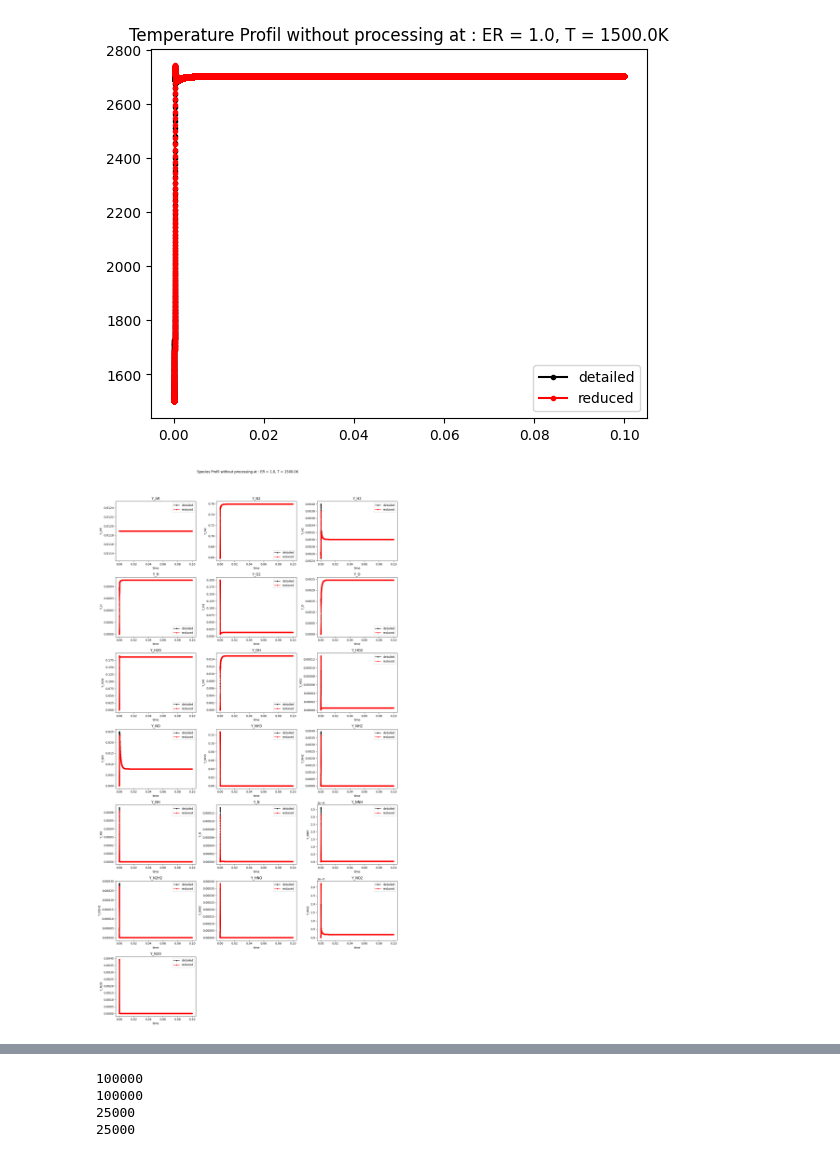
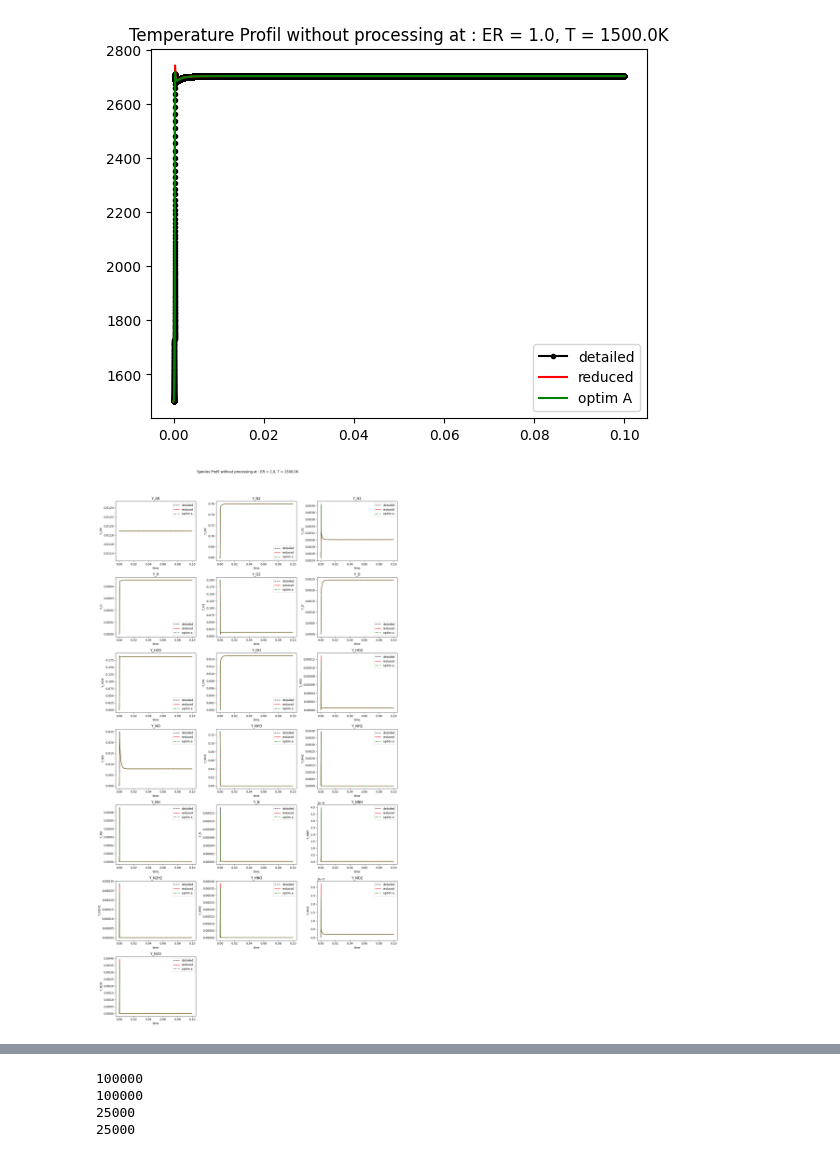
Before and after one commit to MartinMNKG/Automated_Reduced, a Jupyter notebook: notebook/Visu_0D.ipynb, the cells around one changed output, grey strips where cells are left out. Saved outputs shown, nothing was run; the diff lists cells and outputs as text; code cells hidden in the pictures.

```diff
--- a/notebook/Visu_0D.ipynb
+++ b/notebook/Visu_0D.ipynb
@@ -16,12 +16,15 @@ ER = 1.0
 P = 1.0
 T = 1500.0
 
-data_d0 = pd.read_csv(f"/work/kotlarcm/WORK/Automated_Reduced/0D/Detailed/0Dreactor_ER{ER}_T{T}_P{P}.csv")
-data_r0 = pd.read_csv(f"/work/kotlarcm/WORK/Automated_Reduced/0D/Reduced/0Dreactor_ER{ER}_T{T}_P{P}.csv")
+data_d0 = pd.read_csv(f"/work/kotlarcm/WORK/Automated_Reduced/0D_1case/Detailed/0Dreactor_ER{ER}_T{T}_P{P}.csv")
+data_r0 = pd.read_csv(f"/work/kotlarcm/WORK/Automated_Reduced/0D_1case/Reduced/0Dreactor_ER{ER}_T{T}_P{P}.csv")
+data_otim0 = pd.read_csv(f"/work/kotlarcm/WORK/Automated_Reduced/0D_1case/OPTIM_A/0Dreactor_ER{ER}_T{T}_P{P}.csv")
 
-data_d = pd.read_csv("/work/kotlarcm/WORK/Automated_Reduced/0D/Processing_Detailed.csv")
-data_r = pd.read_csv("/work/kotlarcm/WORK/Automated_Reduced/0D/Processing_Reduced.csv")
+data_d = pd.read_csv("/work/kotlarcm/WORK/Automated_Reduced/0D_1case/Processing_Detailed.csv")
+data_r = pd.read_csv("/work/kotlarcm/WORK/Automated_Reduced/0D_1case/Processing_Reduced.csv")
+data_o = pd.read_csv("/work/kotlarcm/WORK/Automated_Reduced/0D_1case/Processing_OPTIM_A.csv")
 loc_data_d = data_d[(data_d["Phi_Init"]==ER) & (data_d["P_Init"]==P*101325.0) & (data_d["T_Init"]==T) ]
 loc_data_r = data_r[(data_r["Phi_Init"]==ER) & (data_r["P_Init"]==P*101325.0) & (data_r["T_Init"]==T) ]
+loc_data_o = data_o[(data_o["Phi_Init"]==ER) & (data_o["P_Init"]==P*101325.0) & (data_o["T_Init"]==T) ]
 
 species = [col for col in data_r0.columns if col.startswith("Y_")]
@@ -28,11 +50,12 @@ species = [col for col in data_r0.columns if col.startswith("Y_")]
 # %%
 plt.plot(data_d0["t"],data_d0["T"],'k.-', label='detailed')
-plt.plot(data_r0["t"],data_r0["T"],'r.-', label='reduced')
+plt.plot(data_r0["t"],data_r0["T"],'r-', label='reduced')
+plt.plot(data_otim0["t"],data_otim0["T"],'g-', label='optim A')
 plt.legend()
 plt.title(f"Temperature Profil without processing at : ER = {ER}, T = {T}K")
 plt.savefig("temperature.png")
 # %% [output]
-[figure, old version]
+[figure, new version]
 # %%
 n_species = len(species)
 n_cols = 3 # You can adjust number of columns depending on layout preference
@@ -43,8 +66,9 @@ fig, axs = plt.subplots(n_rows, n_cols, figsize=(5 * n_cols, 4 * n_rows), squeez
 for i, s in enumerate(species):
     row, col = divmod(i, n_cols)
     ax = axs[row][col]
-    ax.plot(data_d0["t"], data_d0[s], 'k.-', label='detailed')
-    ax.plot(data_r0["t"], data_r0[s], 'r.-', label='reduced')
+    ax.plot(data_d0["t"], data_d0[s], 'k--', label='detailed')
+    ax.plot(data_r0["t"], data_r0[s], 'r-', label='reduced')
+    ax.plot(data_otim0["t"], data_otim0[s], 'g-.', label='optim a')
     ax.set_xlabel("time")
     ax.set_ylabel(s)
     ax.legend()
@@ -59,4 +83,4 @@ fig.suptitle(f"Species Profil without processing at : ER = {ER}, T = {T}K")
 plt.tight_layout(rect=[0, 0, 1, 0.95])
 plt.savefig("Species.png")
 # %% [output]
-[figure, old version]
+[figure, new version]
```
Also changed, not shown: parts of 4 cells of this notebook.
